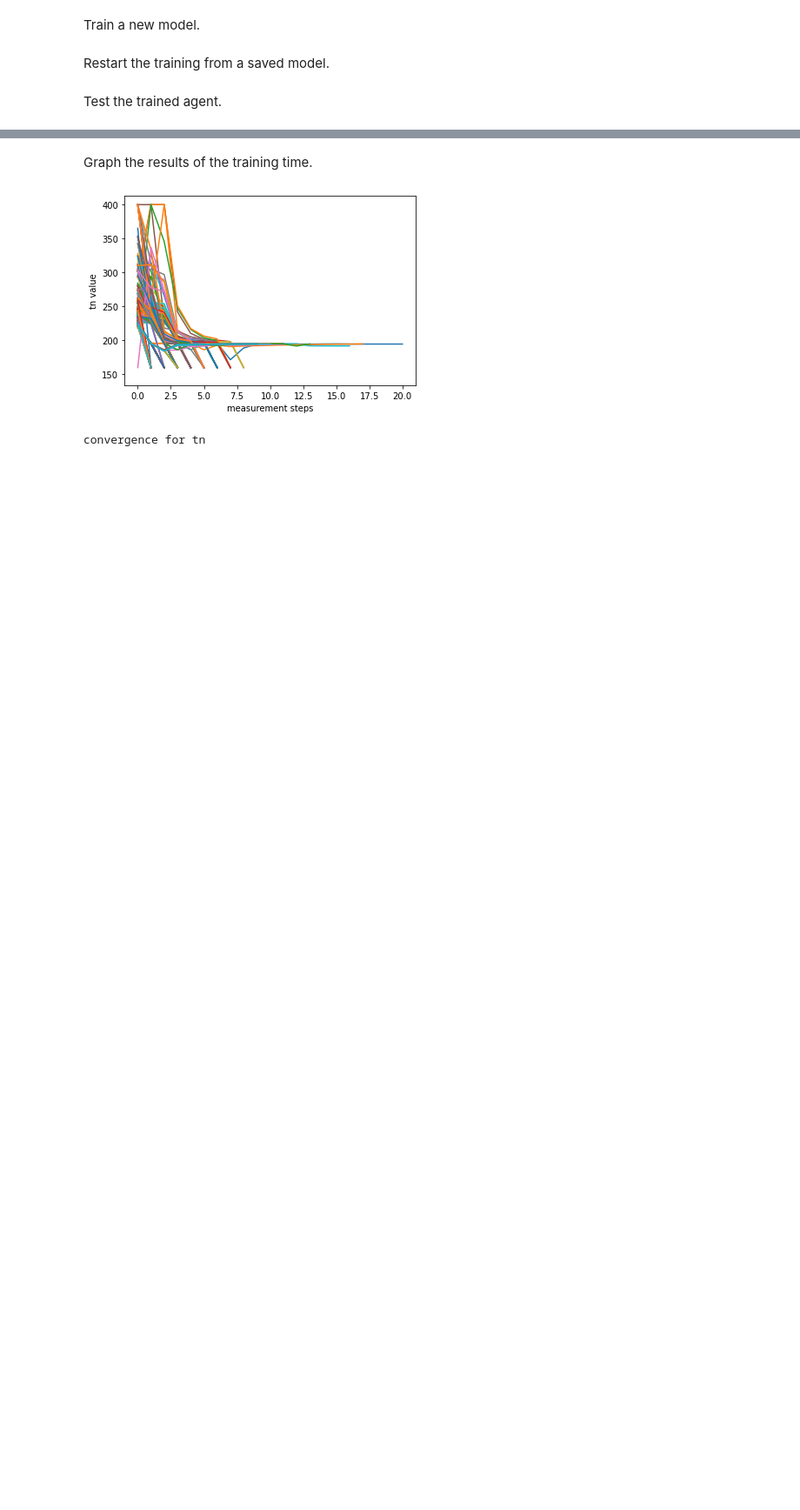
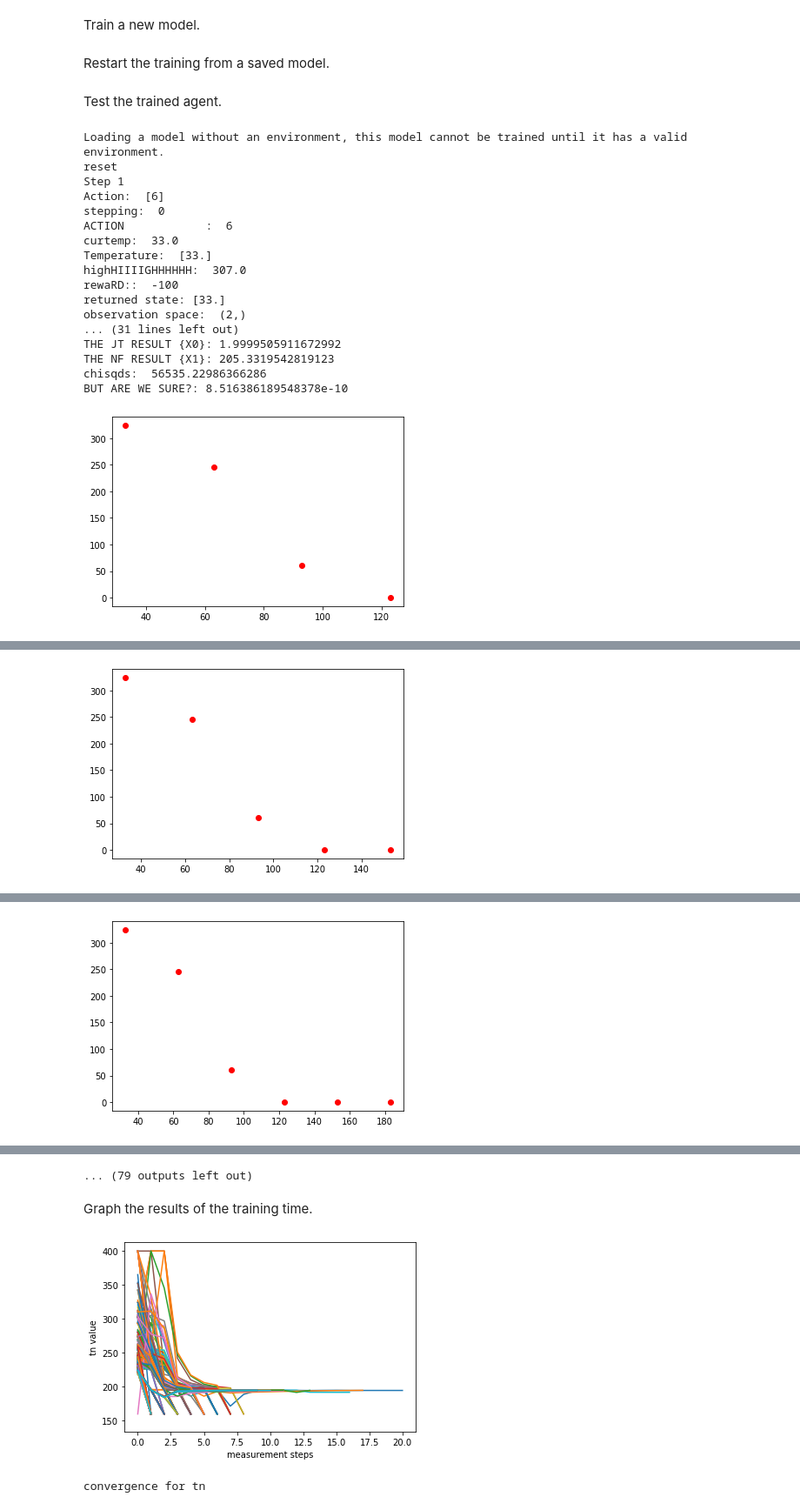
Before and after one commit to cyankaet/orderml, a Jupyter notebook: orderparams.ipynb, the cells around one changed output, grey strips where cells are left out. Shown: that part at 87% size. Cells and saved outputs as stored; diff of their text form; code cells hidden in the pictures; blank space fills up the shorter version.

```diff
--- a/orderparams.ipynb
+++ b/orderparams.ipynb
@@ -444,22 +336,56 @@ Test the trained agent.
 # %%
 from stable_baselines import PPO2, A2C
 from stable_baselines.common.cmd_util import make_vec_env
 
+successes = {}
+
 model = PPO2.load("models/3245_first_attempt") #if you're 'playing' a saved model
+for tns in np.arange(100,200, 10):
+    env = OrderEnv()
+    env.setTn(tns)
+    # wrap it
+    vec_env = make_vec_env(lambda: env, n_envs=1)
+    finalTn = 0
 
-env = OrderEnv()
-env.setTn(130)
-# wrap it
-env = make_vec_env(lambda: env, n_envs=1)
+    obs = vec_env.reset()
+    n_steps = 20
+    for step in range(n_steps):
+      action, _ = model.predict(obs, deterministic=True)
+      print("Step {}".format(step + 1))
+      print("Action: ", action)
+      obs, reward, done, info = vec_env.step(action)
+      print('obs=', obs, 'reward=', reward, 'done=', done)
+      if done:
+        print("second gettn:   ", env.getTn())
+        finalTn = env.getTn()
+        print("Goal reached!", "reward=", reward)
+        break
 
-obs = env.reset()
-n_steps = 20
-for step in range(n_steps):
-  action, _ = model.predict(obs, deterministic=True)
-  print("Step {}".format(step + 1))
-  print("Action: ", action)
-  obs, reward, done, info = env.step(action)
-  print('obs=', obs, 'reward=', reward, 'done=', done)
-  if done:
-    print("Goal reached!", "reward=", reward)
-    break
+    if abs(finalTn - tns) < 0.1:
+      print("Success for tn: ", tns)
+      successes[tns] = 1
+    else:
+      print("Fail for tn:", tns)
+      successes[tns] = 0
+
+for key, value in successes.items():
+    print(key, ' : ', value)
+# %% [output]
+Loading a model without an environment, this model cannot be trained until it has a valid environment.
+reset
+Step 1
+Action:  [6]
+stepping:  0
+ACTION            :  6
+curtemp:  33.0
+Temperature:  [33.]
+highHIIIIGHHHHHH:  307.0
+rewaRD::  -100
+returned state: [33.]
+observation space:  (2,)
+... (31 lines left out)
+THE JT RESULT {X0}: 1.9999505911672992
+THE NF RESULT {X1}: 205.3319542819123
+chisqds:  56535.22986366286
+BUT ARE WE SURE?: 8.516386189548378e-10
+[figure, added]
@@ -465,0 +410 @@ for step in range(n_steps):
+[figure, added]
@@ -465,0 +429 @@ for step in range(n_steps):
+[figure, added]
@@ -466,3 +488,4 @@ for step in range(n_steps):
+... (79 outputs left out)
 # %% [markdown]
 Graph the results of the training time.
 # %%
```
Also changed, not shown: parts of 4 cells of this notebook.
